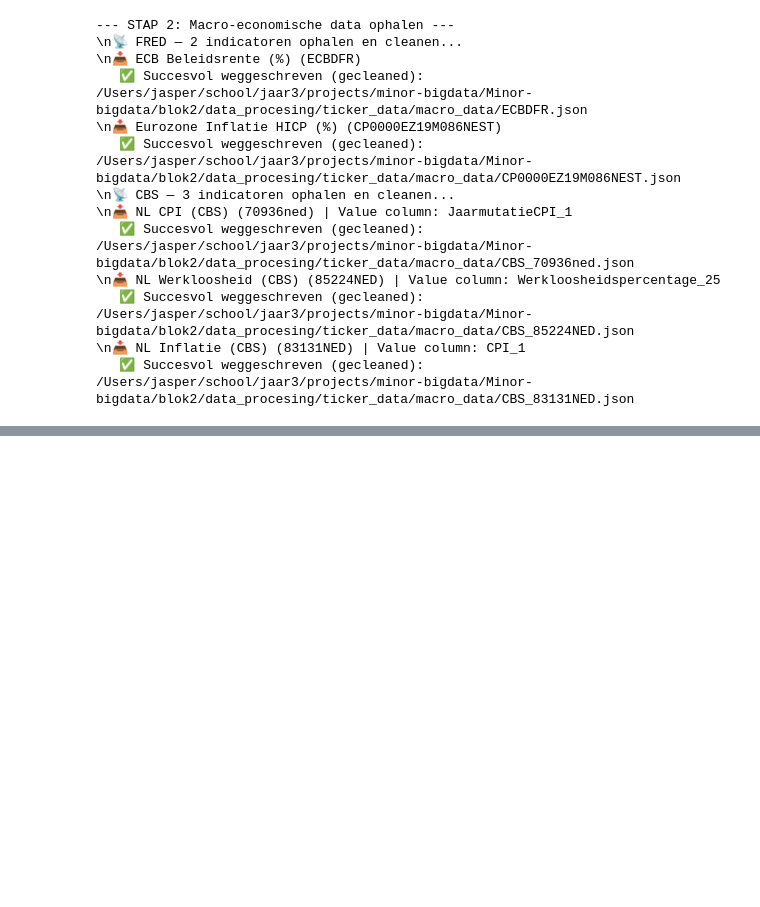
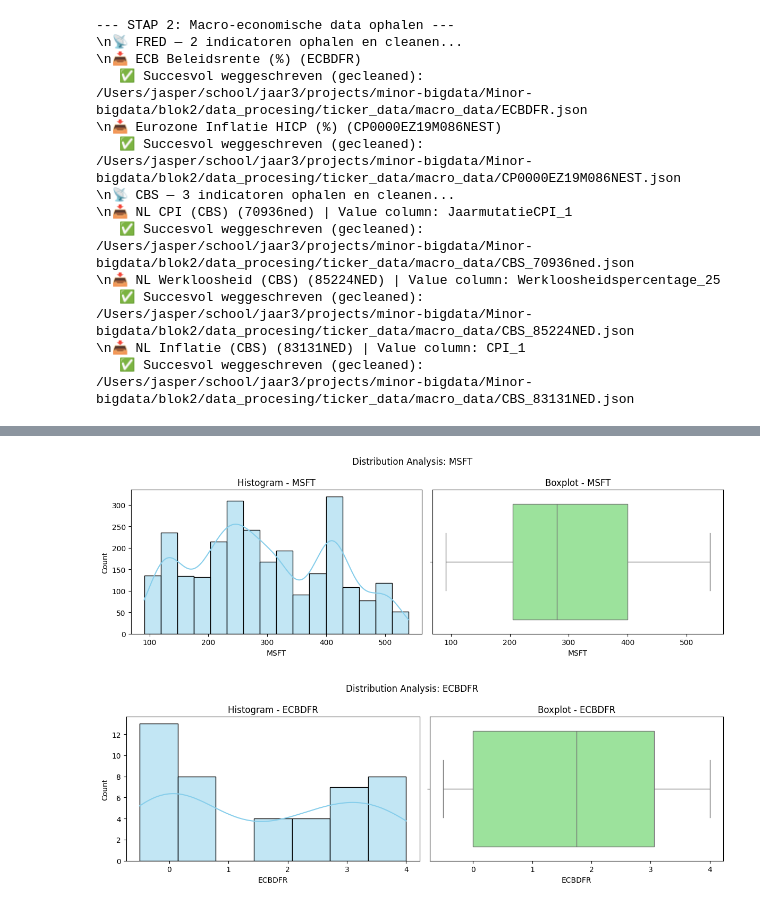
Before and after one commit to Pablo-Atanes/Minor-bigdata, a Jupyter notebook: b2_colab_board_pablo_jasper.ipynb, the cells around one changed output, grey strips where cells are left out. Saved outputs shown, nothing was run; the diff lists cells and outputs as text; code cells hidden in the pictures; blank space fills up the shorter version.

```diff
--- a/b2_colab_board_pablo_jasper.ipynb
+++ b/b2_colab_board_pablo_jasper.ipynb
@@ -219,0 +342,7 @@ Controleer de map 'cleaned_output' voor de resultaten.
+# %%
+# Voorbeeld: Visualiseer de verdeling van Microsoft en de ECB rente
+show_distribution_plots('financial', ticker='MSFT')
+show_distribution_plots('macro', ticker='ECBDFR')
+# %% [output]
+[figure, added]
+[figure, added]
```
Also changed, not shown: parts of 28 cells of this notebook, 1 other file.
